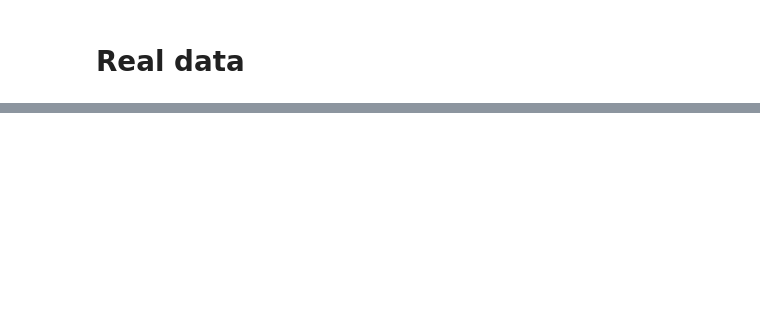
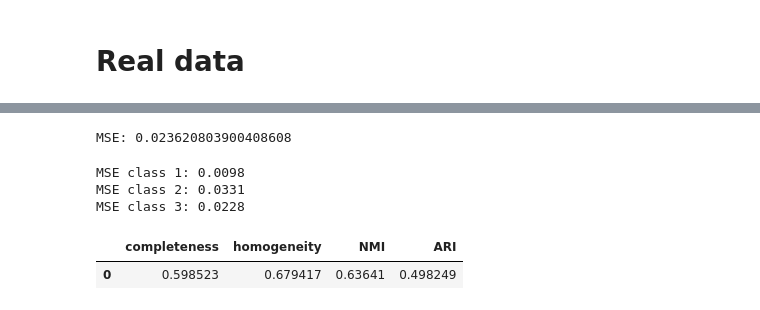
Before and after one commit to Flbk/mva-ts-project, a Jupyter notebook: K-SVD-notebook.ipynb, the cells around one changed output, grey strips where cells are left out. Drawn from its saved outputs; the diff is of its cells as text; code cells hidden in the pictures; blank space fills up the shorter version.

```diff
--- a/K-SVD-notebook.ipynb
+++ b/K-SVD-notebook.ipynb
@@ -516,0 +579,11 @@ D_plot[:,
+# %%
+df_stars, labels = load_from_tsfile_to_dataframe(star_path)
+labels = labels.astype(int)
+# %%
+stars_list = []
+for i in range(df_stars.shape[0]):
+    stars_list.append(df_stars.iloc[i][0].to_numpy())
+
+stars_array = np.array(stars_list)
+# %%
+X = stars_array.T
@@ -516,0 +668,11 @@ D_plot[:,
+# %%
+n_coefs = 5
+K = 24
+ksvd = KSVD(n_nonzero_coefs=n_coefs, K=K, max_iter=6, tol=1e-6)
+
+D, Z = ksvd.fit(X)
+X_pred = D @ Z
+
+print("MSE:", MSE(X, X_pred))
+# %% [output]
+MSE: 0.023620803900408608
@@ -516,0 +771,7 @@ D_plot[:,
+# %%
+for i in range(3):
+    print(f"MSE class {i+1}: {MSE(list_pred[i], list_true[i]):.4f}")
+# %% [output]
+MSE class 1: 0.0098
+MSE class 2: 0.0331
+MSE class 3: 0.0228
@@ -516,0 +825,7 @@ D_plot[:,
+# %%
+kmeans = KMeans(n_clusters=3)
+pred_labels = kmeans.fit_predict(Z.T)
+clustering_evaluation(pred_labels=pred_labels, true_labels=labels)
+# %% [output]
+|  | completeness | homogeneity | NMI | ARI |
+| 0 | 0.598523 | 0.679417 | 0.63641 | 0.498249 |
```
Also changed, not shown: parts of 54 cells of this notebook.
